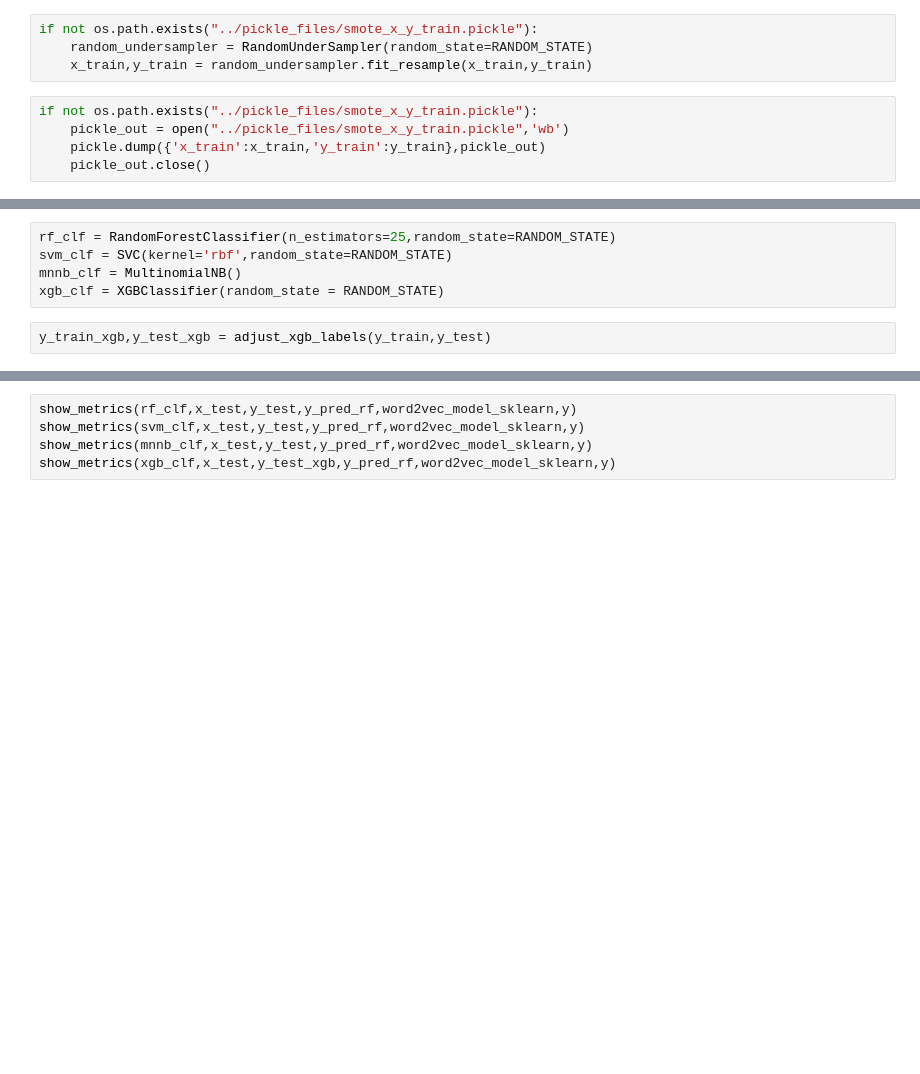
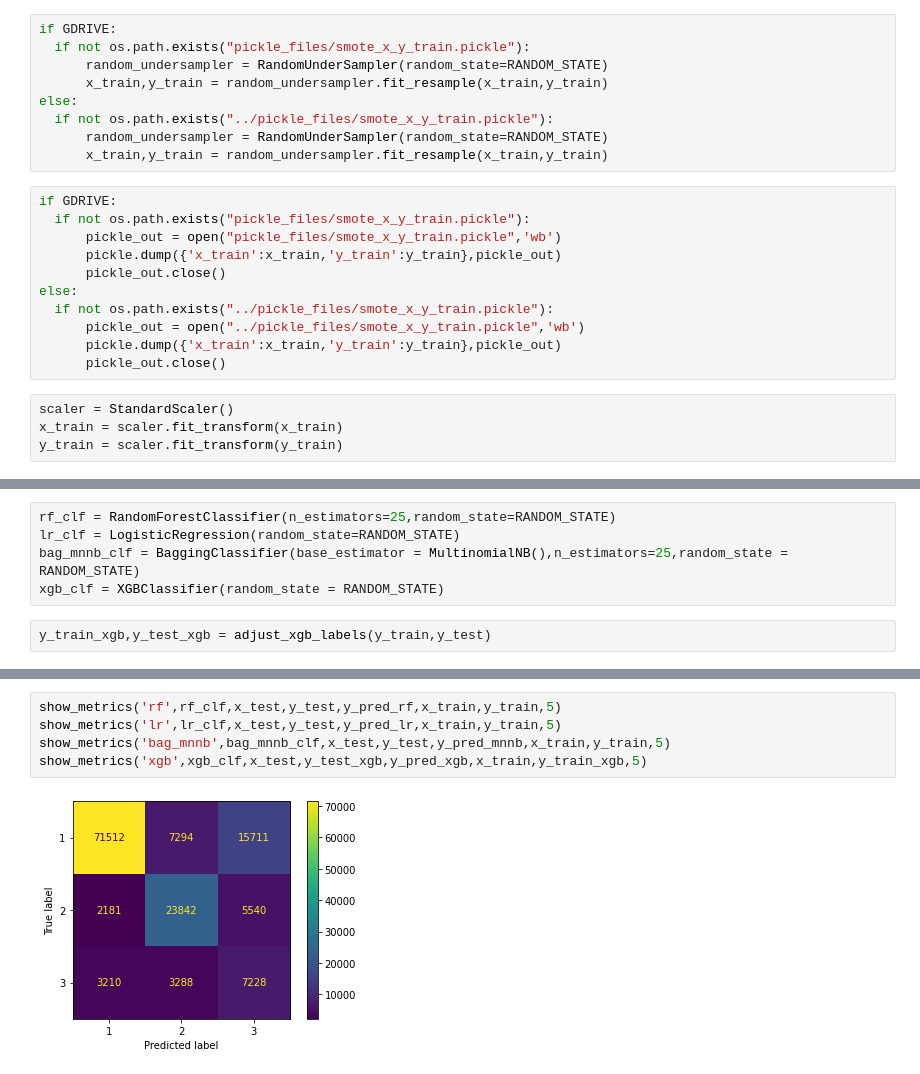
Before and after one commit to Popusa/sentiment-analysis-yelp, a Jupyter notebook: larger_dataset_code/sent_polarity_ml_comp.ipynb, the cells around one changed output, grey strips where cells are left out. Saved outputs shown, nothing was run; the diff lists cells and outputs as text; blank space fills up the shorter version.

Commit message:
finished training ml models, and rnn model

```diff
--- a/larger_dataset_code/sent_polarity_ml_comp.ipynb
+++ b/larger_dataset_code/sent_polarity_ml_comp.ipynb
@@ -133,18 +199,33 @@ visualize_ratings_pie(y,1,5)
 # %%
-if not os.path.exists("../pickle_files/smote_x_y_train.pickle"):
-    random_undersampler = RandomUnderSampler(random_state=RANDOM_STATE)
-    x_train,y_train = random_undersampler.fit_resample(x_train,y_train)
+if GDRIVE:
+  if not os.path.exists("pickle_files/smote_x_y_train.pickle"):
+      random_undersampler = RandomUnderSampler(random_state=RANDOM_STATE)
+      x_train,y_train = random_undersampler.fit_resample(x_train,y_train)
+else:
+  if not os.path.exists("../pickle_files/smote_x_y_train.pickle"):
+      random_undersampler = RandomUnderSampler(random_state=RANDOM_STATE)
+      x_train,y_train = random_undersampler.fit_resample(x_train,y_train)
 # %%
-if not os.path.exists("../pickle_files/smote_x_y_train.pickle"):
-    pickle_out = open("../pickle_files/smote_x_y_train.pickle",'wb')
-    pickle.dump({'x_train':x_train,'y_train':y_train},pickle_out)
-    pickle_out.close()
+if GDRIVE:
+  if not os.path.exists("pickle_files/smote_x_y_train.pickle"):
+      pickle_out = open("pickle_files/smote_x_y_train.pickle",'wb')
+      pickle.dump({'x_train':x_train,'y_train':y_train},pickle_out)
+      pickle_out.close()
+else:
+  if not os.path.exists("../pickle_files/smote_x_y_train.pickle"):
+      pickle_out = open("../pickle_files/smote_x_y_train.pickle",'wb')
+      pickle.dump({'x_train':x_train,'y_train':y_train},pickle_out)
+      pickle_out.close()
+# %%
+scaler = StandardScaler()
+x_train = scaler.fit_transform(x_train)
+y_train = scaler.fit_transform(y_train)
 # %% [markdown]
 #### Training and Results
 # %%
 rf_clf = RandomForestClassifier(n_estimators=25,random_state=RANDOM_STATE)
-svm_clf = SVC(kernel='rbf',random_state=RANDOM_STATE)
-mnnb_clf = MultinomialNB()
+lr_clf = LogisticRegression(random_state=RANDOM_STATE)
+bag_mnnb_clf = BaggingClassifier(base_estimator = MultinomialNB(),n_estimators=25,random_state = RANDOM_STATE)
 xgb_clf = XGBClassifier(random_state = RANDOM_STATE)
 # %%
 y_train_xgb,y_test_xgb = adjust_xgb_labels(y_train,y_test)
@@ -175,5 +297,7 @@ pickle_out.close()
 # %%
-show_metrics(rf_clf,x_test,y_test,y_pred_rf,word2vec_model_sklearn,y)
-show_metrics(svm_clf,x_test,y_test,y_pred_rf,word2vec_model_sklearn,y)
-show_metrics(mnnb_clf,x_test,y_test,y_pred_rf,word2vec_model_sklearn,y)
-show_metrics(xgb_clf,x_test,y_test_xgb,y_pred_rf,word2vec_model_sklearn,y)
+show_metrics('rf',rf_clf,x_test,y_test,y_pred_rf,x_train,y_train,5)
+show_metrics('lr',lr_clf,x_test,y_test,y_pred_lr,x_train,y_train,5)
+show_metrics('bag_mnnb',bag_mnnb_clf,x_test,y_test,y_pred_mnnb,x_train,y_train,5)
+show_metrics('xgb',xgb_clf,x_test,y_test_xgb,y_pred_xgb,x_train,y_train_xgb,5)
+# %% [output]
+[figure, added]
```
Also changed, not shown: parts of 19 cells of this notebook, 10 other files.
